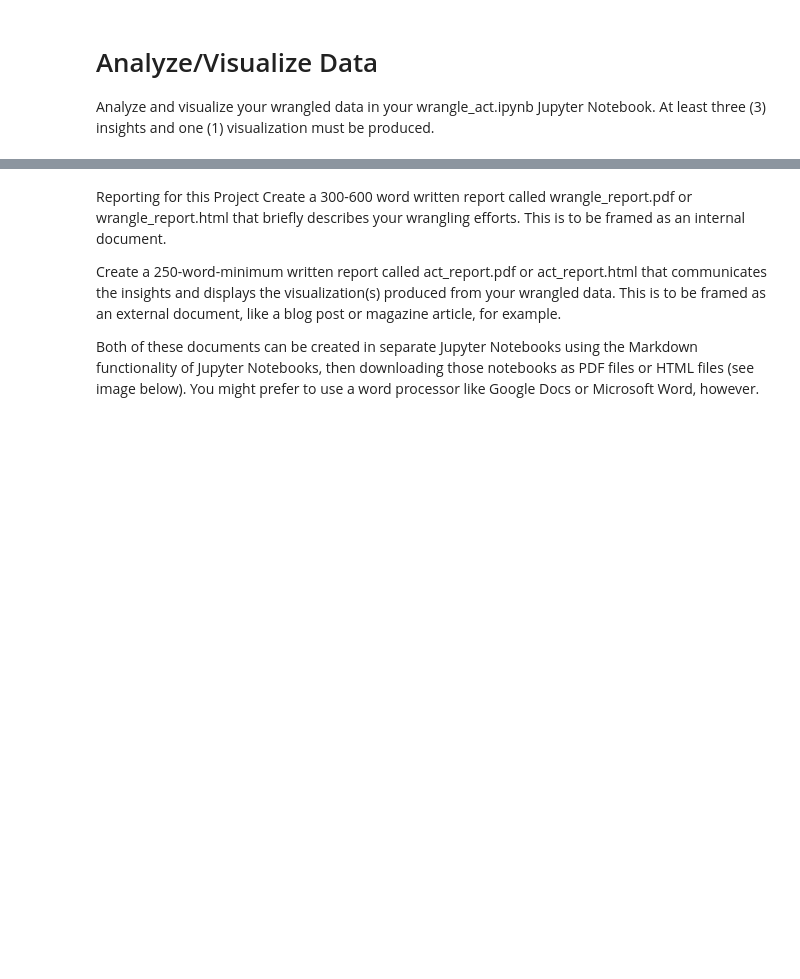
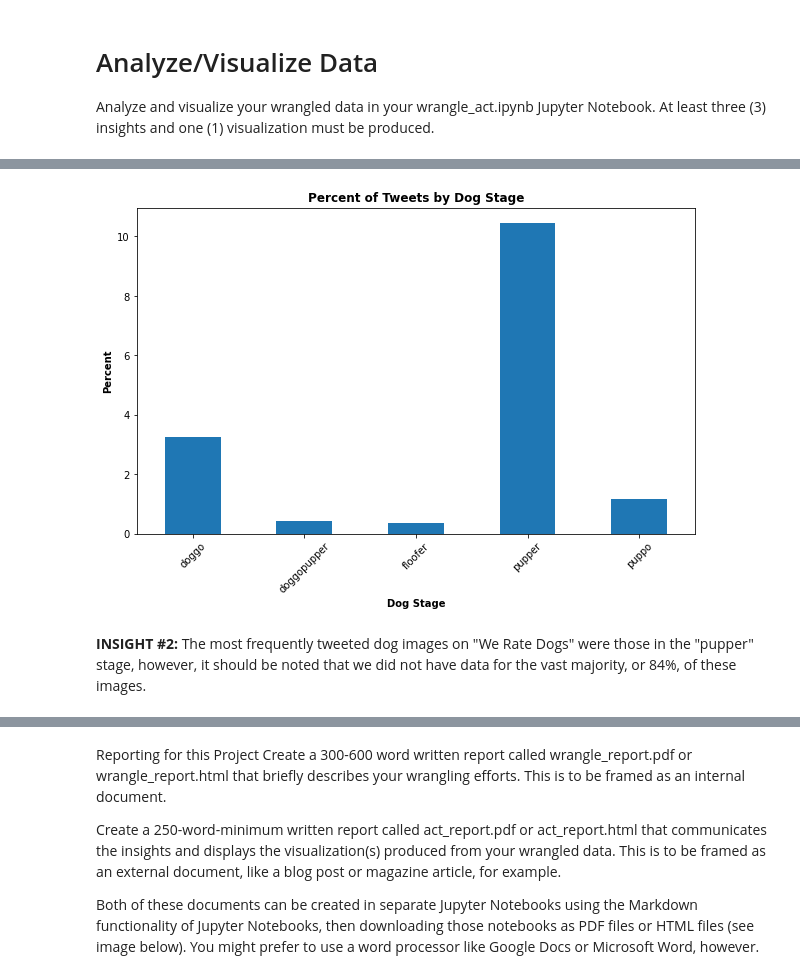
Before and after one commit to hdbedwell/data_wrangling_twitter_we_rate_dogs, a Jupyter notebook: wrangle_act.ipynb, the cells around one changed output, grey strips where cells are left out. Cells and saved outputs as stored; diff of their text form; code cells hidden in the pictures; blank space fills up the shorter version.

```diff
--- a/wrangle_act.ipynb
+++ b/wrangle_act.ipynb
@@ -867,3 +867,6 @@ tw_image_clean.to_excel(r"/Users/holly/Desktop/PyJupyterNB/UDACITY Data Analyst/
 # Analyze/Visualize Data
 
 Analyze and visualize your wrangled data in your wrangle_act.ipynb Jupyter Notebook. At least three (3) insights and one (1) visualization must be produced.
+# %%
+#Load the clean twitter_archive_master data file.
+df = pd.read_excel(r'/Users/holly/Desktop/PyJupyterNB/UDACITY Data Analyst/Project5/twitter_archive_master.xlsx')
@@ -869,0 +887,4 @@ Analyze and visualize your wrangled data in your wrangle_act.ipynb Jupyter Noteb
+# %%
+#df['date'] = pd.to_datetime(df['date'])
+df['year'] = df['timestamp'].dt.year
+df
@@ -869,0 +1008,23 @@ Analyze and visualize your wrangled data in your wrangle_act.ipynb Jupyter Noteb
+# %%
+#Source: https://stackoverflow.com/questions/10998621/rotate-axis-text-in-python-matplotlib
+
+#Fig size
+plt.figure(figsize=(10, 6))
+
+# set width of bar
+barWidth = 0.2
+
+((df.groupby(['dog_stage']).tweet_id.count()/df.shape[0]) * 100).plot(kind='bar')
+
+# Add xticks on the middle of the group bars
+plt.xlabel('Dog Stage', fontweight='bold')
+plt.xticks(rotation=45)
+plt.ylabel('Percent', fontweight='bold')
+plt.title('Percent of Tweets by Dog Stage', fontweight='bold')
+
+# Create legend & Show graphic
+plt.show()
+# %% [output]
+[figure, added]
+# %% [markdown]
+**INSIGHT #2:** The most frequently tweeted dog images on "We Rate Dogs" were those in the "pupper" stage, however, it should be noted that we did not have data for the vast majority, or 84%, of these images.
```
Also changed, not shown: parts of 26 cells of this notebook.
